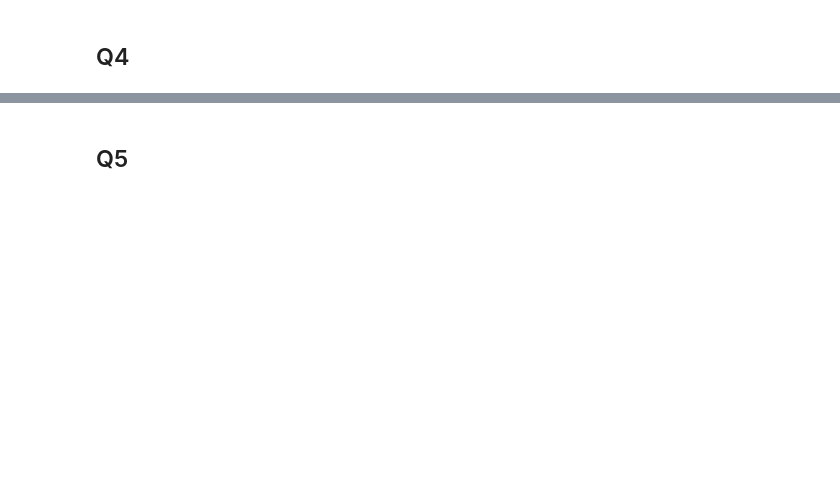
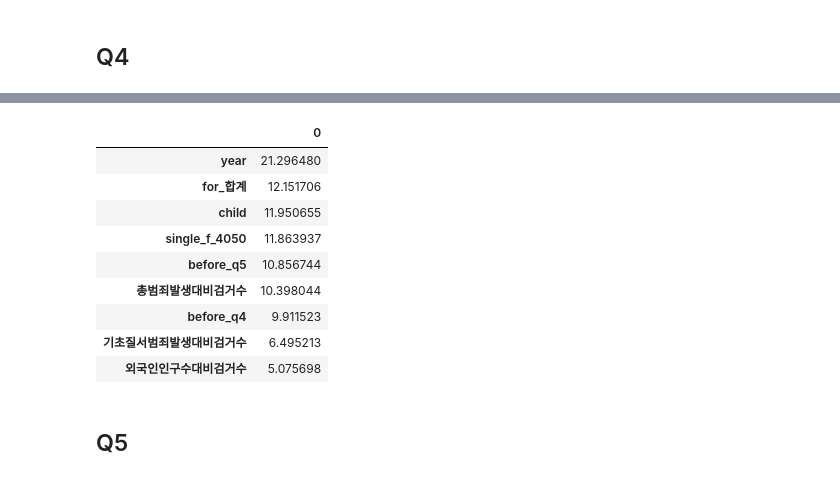
Before and after one commit to PpangPpang93/Main_project_police, a Jupyter notebook: Model_code/Catboost_성능향상.ipynb, the cells around one changed output, grey strips where cells are left out. Cells and saved outputs as stored; diff of their text form; code cells hidden in the pictures; blank space fills up the shorter version.

```diff
--- a/Model_code/Catboost_성능향상.ipynb
+++ b/Model_code/Catboost_성능향상.ipynb
@@ -669,2 +656,5 @@ X_train.columns
+# %%
+test4_col = ['year', 'child',  'for_합계', 'single_f_4050', '총범죄발생대비검거수',
+        '기초질서범죄발생대비검거수', '외국인인구수대비검거수','before_q4', 'before_q5']
 # %%
 # grid search로 최적의 결과 출력
@@ -678,3 +705,17 @@ mean_absolute_error(cat_q4_full.predict(X_test[test4_col]),y4_test)
+# %%
+cat_q4_full_fi = pd.DataFrame(cat_q4_full.get_feature_importance(),index=X_train[test4_col].columns)
+cat_q4_full_fi.sort_values(by=0,ascending=False)[:30]
+# %% [output]
+|  | 0 |
+| year | 21.296480 |
+| for_합계 | 12.151706 |
+| child | 11.950655 |
+| single_f_4050 | 11.863937 |
+| before_q5 | 10.856744 |
+| 총범죄발생대비검거수 | 10.398044 |
+| before_q4 | 9.911523 |
+| 기초질서범죄발생대비검거수 | 6.495213 |
+| 외국인인구수대비검거수 | 5.075698 |
 # %% [markdown]
 ## Q5
 # %%
```
Also changed, not shown: parts of 48 cells of this notebook.
